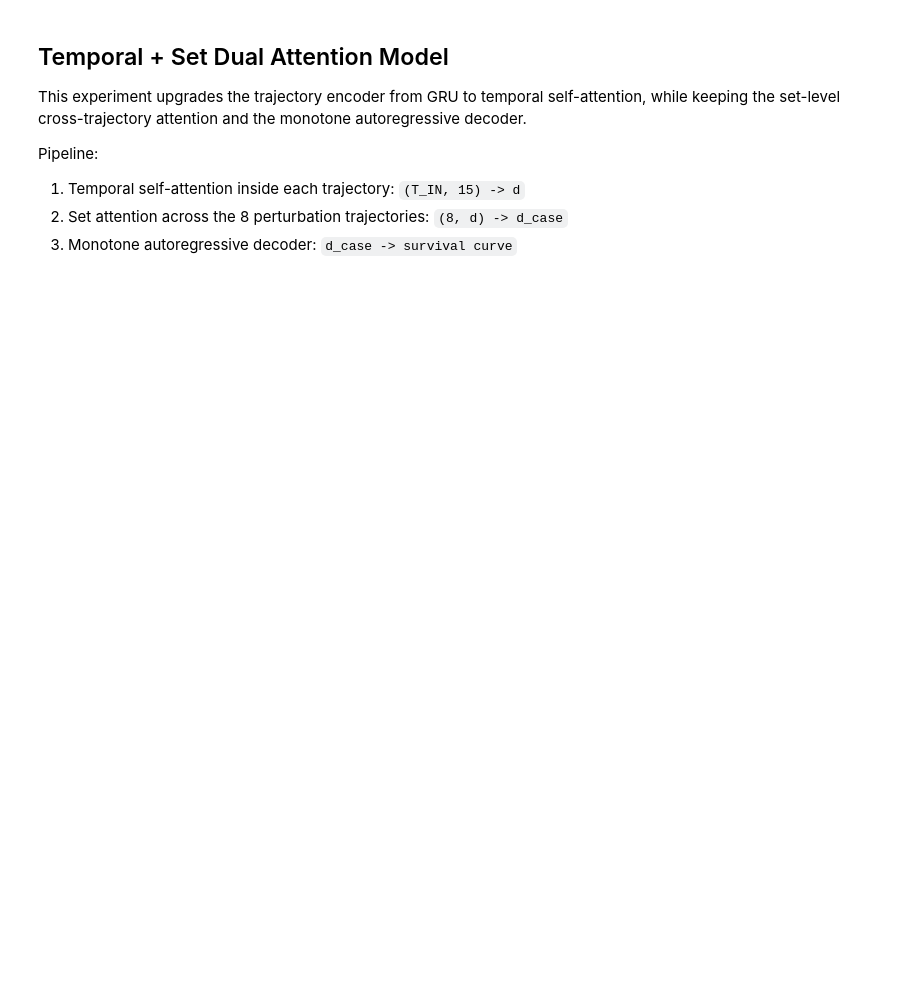
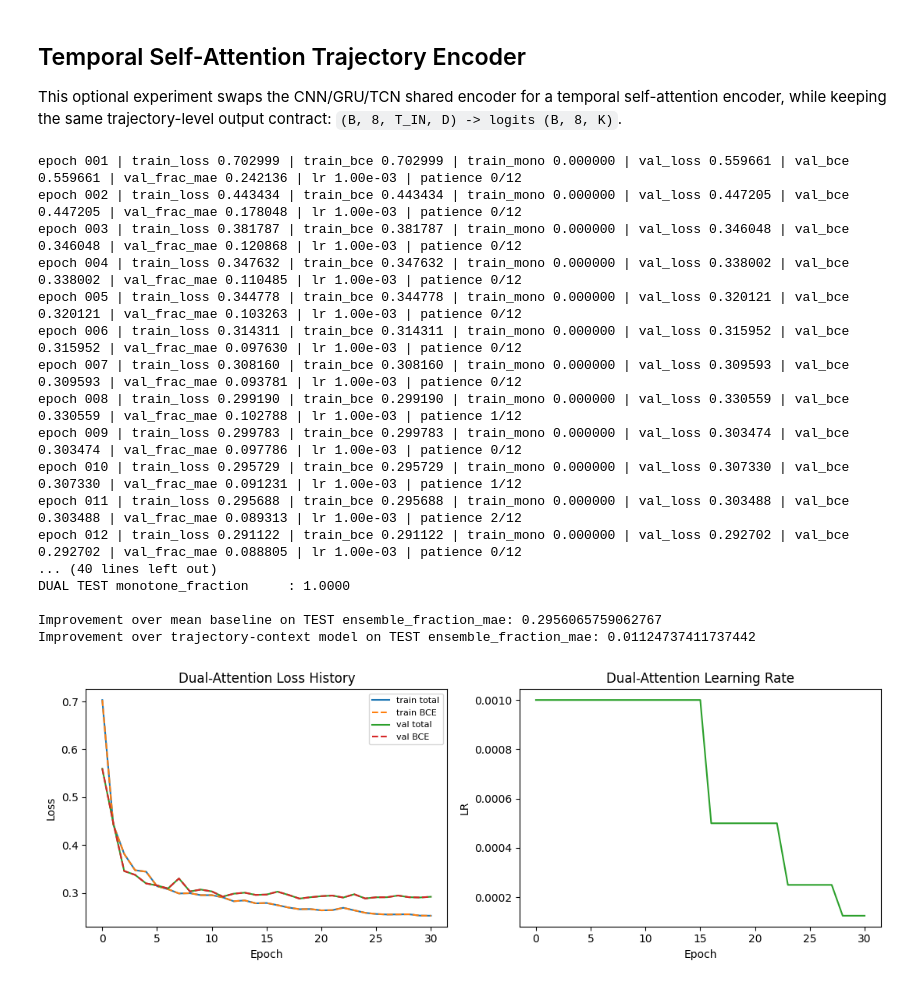
Before and after one commit to Simonwan03/stellar_dynamics_project, a Jupyter notebook: task_c.ipynb, the cells around one changed output. Drawn from its saved outputs; the diff is of its cells as text; code cells hidden in the pictures; blank space fills up the shorter version.

```diff
--- a/task_c.ipynb
+++ b/task_c.ipynb
@@ -1006,13 +1415,8 @@ print("Example cross-trajectory attention shape:", attn_weights.shape)
 # %% [markdown]
-## Temporal + Set Dual Attention Model
+## Temporal Self-Attention Trajectory Encoder
 
-This experiment upgrades the trajectory encoder from GRU to temporal self-attention, while keeping the set-level cross-trajectory attention and the monotone autoregressive decoder.
-
-Pipeline:
-
-1. Temporal self-attention inside each trajectory: `(T_IN, 15) -> d`
-2. Set attention across the 8 perturbation trajectories: `(8, d) -> d_case`
-3. Monotone autoregressive decoder: `d_case -> survival curve`
+This optional experiment swaps the CNN/GRU/TCN shared encoder for a temporal self-attention encoder, while keeping the same trajectory-level output contract:
+`(B, 8, T_IN, D) -> logits (B, 8, K)`.
 # %%
 DUAL_HIDDEN_DIM = 128
 DUAL_NUM_HEADS_TEMPORAL = 4
@@ -1117,51 +1518,50 @@ class DualAttentionSetSeqSurvivalModel(nn.Module):
 # %%
-dual_model = DualAttentionSetSeqSurvivalModel(
+dual_model = DualAttentionTrajectorySurvivalModel(
     input_dim=NUM_FEATURES,
     hidden_dim=DUAL_HIDDEN_DIM,
     horizon=len(FUTURE_TIMES),
     temporal_heads=DUAL_NUM_HEADS_TEMPORAL,
     temporal_layers=DUAL_NUM_TEMPORAL_LAYERS,
-    set_heads=DUAL_NUM_HEADS_SET,
     dropout=DUAL_DROPOUT,
 ).to(DEVICE)
 
-dual_model, dual_history, dual_fit_info = train_model(
+dual_model, dual_history, dual_fit_info = train_trajectory_model(
     dual_model,
-    train_loader=set_train_loader,
-    val_loader=set_val_loader,
-    criterion=criterion,
+    train_loader=traj_train_loader,
+    val_loader=traj_val_loader,
+    criterion=trajectory_criterion,
     epochs=DUAL_EPOCHS,
     lr=LR,
     weight_decay=WEIGHT_DECAY,
     grad_clip_norm=GRAD_CLIP_NORM,
-    teacher_forcing_ratio=TEACHER_FORCING_RATIO,
     scheduler_patience=SCHEDULER_PATIENCE,
     scheduler_factor=SCHEDULER_FACTOR,
     early_stopping_patience=EARLY_STOPPING_PATIENCE,
     early_stopping_min_delta=EARLY_STOPPING_MIN_DELTA,
 )
 
-dual_val_metrics = evaluate_model(dual_model, set_val_loader, criterion)
-dual_test_metrics = evaluate_model(dual_model, set_test_loader, criterion)
+dual_val_metrics = evaluate_trajectory_model(dual_model, traj_val_loader, trajectory_criterion)
+dual_test_metrics = evaluate_trajectory_model(dual_model, traj_test_loader, trajectory_criterion)
 
-print("Dual-attention fit info:", dual_fit_info)
+print("Dual-attention trajectory fit info:", dual_fit_info)
 print()
-print_metrics("DUAL VAL", dual_val_metrics)
+print_trajectory_metrics("DUAL VAL", dual_val_metrics)
 print()
-print_metrics("DUAL TEST", dual_test_metrics)
+print_trajectory_metrics("DUAL TEST", dual_test_metrics)
 print()
-print("Improvement over mean baseline on TEST overall_mae:", baseline_test_metrics["overall_mae"] - dual_test_metrics["overall_mae"])
-print("Improvement over flat case model on TEST overall_mae:", test_metrics["overall_mae"] - dual_test_metrics["overall_mae"])
-print("Improvement over hierarchical set-seq model on TEST overall_mae:", hier_test_metrics["overall_mae"] - dual_test_metrics["overall_mae"])
+print("Improvement over mean baseline on TEST ensemble_fraction_mae:", baseline_test_metrics["ensemble_fraction_mae"] - dual_test_metrics["ensemble_fraction_mae"])
+print("Improvement over trajectory-context model on TEST ensemble_fraction_mae:", traj_test_metrics["ensemble_fraction_mae"] - dual_test_metrics["ensemble_fraction_mae"])
 
 fig, axes = plt.subplots(1, 2, figsize=(11, 4))
 
-axes[0].plot(dual_history["train_loss"], label="train")
-axes[0].plot(dual_history["val_loss"], label="val")
+axes[0].plot(dual_history["train_loss"], label="train total")
+axes[0].plot(dual_history["train_bce"], label="train BCE", linestyle="--")
+axes[0].plot(dual_history["val_loss"], label="val total")
+axes[0].plot(dual_history["val_bce"], label="val BCE", linestyle="--")
 axes[0].set_title("Dual-Attention Loss History")
 axes[0].set_xlabel("Epoch")
 axes[0].set_ylabel("Loss")
-axes[0].legend()
+axes[0].legend(fontsize=8)
 
 axes[1].plot(dual_history["lr"], color="tab:green")
 axes[1].set_title("Dual-Attention Learning Rate")
@@ -1175,35 +1575,55 @@ example_ids = np.arange(min(5, len(dual_test_metrics["preds"])))
 fig, example_axes = plt.subplots(len(example_ids), 1, figsize=(8, 2.8 * len(example_ids)), sharex=True)
 if len(example_ids) == 1:
     example_axes = [example_axes]
 
 model_styles = [
-    ("Target", dual_test_metrics["targets"], "tab:blue", "o", "-", 2.4),
+    ("Target fraction", dual_test_metrics["targets"], "tab:blue", "o", "-", 2.4),
     ("Mean Baseline", baseline_test_metrics["preds"], "tab:gray", "s", "--", 1.8),
-    ("Flat GRU Seq2Seq", test_metrics["preds"], "tab:orange", "x", "-.", 1.8),
-    ("Hierarchical Set-Seq", hier_test_metrics["preds"], "tab:red", "^", "-", 1.8),
+    ("Trajectory Context", traj_test_metrics["preds"], "tab:red", "^", "-", 1.8),
     ("Dual Attention", dual_test_metrics["preds"], "tab:purple", "D", "-", 2.0),
 ]
+if test_metrics is not None:
+    model_styles.insert(2, ("Legacy Flat", test_metrics["preds"], "tab:orange", "x", "-.", 1.8))
 
 for ax, idx in zip(example_axes, example_ids):
     for label, values, color, marker, linestyle, linewidth in model_styles:
         ax.plot(
             FUTURE_TIMES,
             values[idx],
             label=label,
             color=color,
             marker=marker,
             linestyle=linestyle,
             linewidth=linewidth,
             markersize=6,
             alpha=0.95,
         )
     ax.set_title(f"Example case {idx}")
-    ax.set_ylabel("Survival")
+    ax.set_ylabel("Survival fraction")
     ax.set_ylim(-0.05, 1.05)
     ax.grid(True, alpha=0.25, linestyle=":")
     ax.legend(loc="center left", bbox_to_anchor=(1.02, 0.5), frameon=True)
 
 example_axes[-1].set_xlabel("Future time")
-fig.suptitle("Per-Case Survival Curves: Target vs Model Predictions", y=1.02)
+fig.suptitle("Ensemble Survival Fraction: Target vs Model Predictions", y=1.02)
 plt.tight_layout()
 plt.show()
+# %% [output]
+epoch 001 | train_loss 0.702999 | train_bce 0.702999 | train_mono 0.000000 | val_loss 0.559661 | val_bce 0.559661 | val_frac_mae 0.242136 | lr 1.00e-03 | patience 0/12
+epoch 002 | train_loss 0.443434 | train_bce 0.443434 | train_mono 0.000000 | val_loss 0.447205 | val_bce 0.447205 | val_frac_mae 0.178048 | lr 1.00e-03 | patience 0/12
+epoch 003 | train_loss 0.381787 | train_bce 0.381787 | train_mono 0.000000 | val_loss 0.346048 | val_bce 0.346048 | val_frac_mae 0.120868 | lr 1.00e-03 | patience 0/12
+epoch 004 | train_loss 0.347632 | train_bce 0.347632 | train_mono 0.000000 | val_loss 0.338002 | val_bce 0.338002 | val_frac_mae 0.110485 | lr 1.00e-03 | patience 0/12
+epoch 005 | train_loss 0.344778 | train_bce 0.344778 | train_mono 0.000000 | val_loss 0.320121 | val_bce 0.320121 | val_frac_mae 0.103263 | lr 1.00e-03 | patience 0/12
+epoch 006 | train_loss 0.314311 | train_bce 0.314311 | train_mono 0.000000 | val_loss 0.315952 | val_bce 0.315952 | val_frac_mae 0.097630 | lr 1.00e-03 | patience 0/12
+epoch 007 | train_loss 0.308160 | train_bce 0.308160 | train_mono 0.000000 | val_loss 0.309593 | val_bce 0.309593 | val_frac_mae 0.093781 | lr 1.00e-03 | patience 0/12
+epoch 008 | train_loss 0.299190 | train_bce 0.299190 | train_mono 0.000000 | val_loss 0.330559 | val_bce 0.330559 | val_frac_mae 0.102788 | lr 1.00e-03 | patience 1/12
+epoch 009 | train_loss 0.299783 | train_bce 0.299783 | train_mono 0.000000 | val_loss 0.303474 | val_bce 0.303474 | val_frac_mae 0.097786 | lr 1.00e-03 | patience 0/12
+epoch 010 | train_loss 0.295729 | train_bce 0.295729 | train_mono 0.000000 | val_loss 0.307330 | val_bce 0.307330 | val_frac_mae 0.091231 | lr 1.00e-03 | patience 1/12
+epoch 011 | train_loss 0.295688 | train_bce 0.295688 | train_mono 0.000000 | val_loss 0.303488 | val_bce 0.303488 | val_frac_mae 0.089313 | lr 1.00e-03 | patience 2/12
+epoch 012 | train_loss 0.291122 | train_bce 0.291122 | train_mono 0.000000 | val_loss 0.292702 | val_bce 0.292702 | val_frac_mae 0.088805 | lr 1.00e-03 | patience 0/12
+... (40 lines left out)
+DUAL TEST monotone_fraction     : 1.0000
+
+Improvement over mean baseline on TEST ensemble_fraction_mae: 0.2956065759062767
+Improvement over trajectory-context model on TEST ensemble_fraction_mae: 0.01124737411737442
+[figure, added]
```
Also changed, not shown: parts of 16 cells of this notebook, 2 other files.
